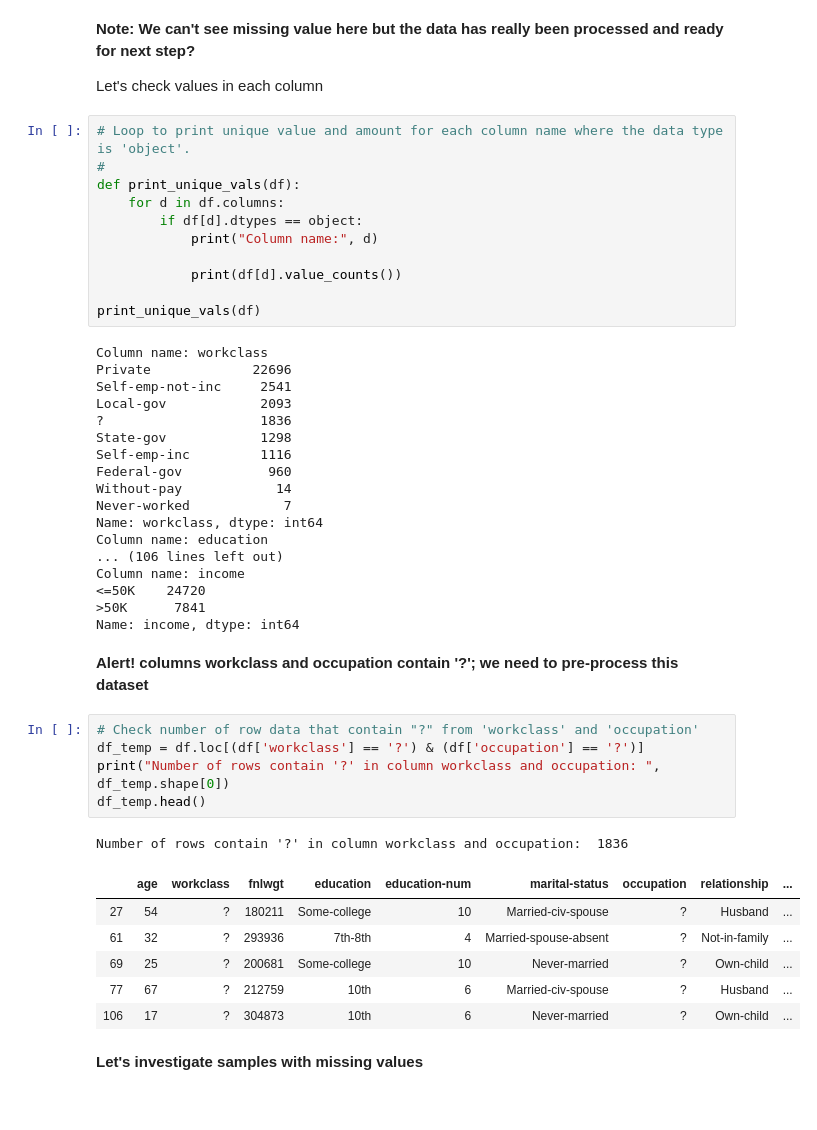
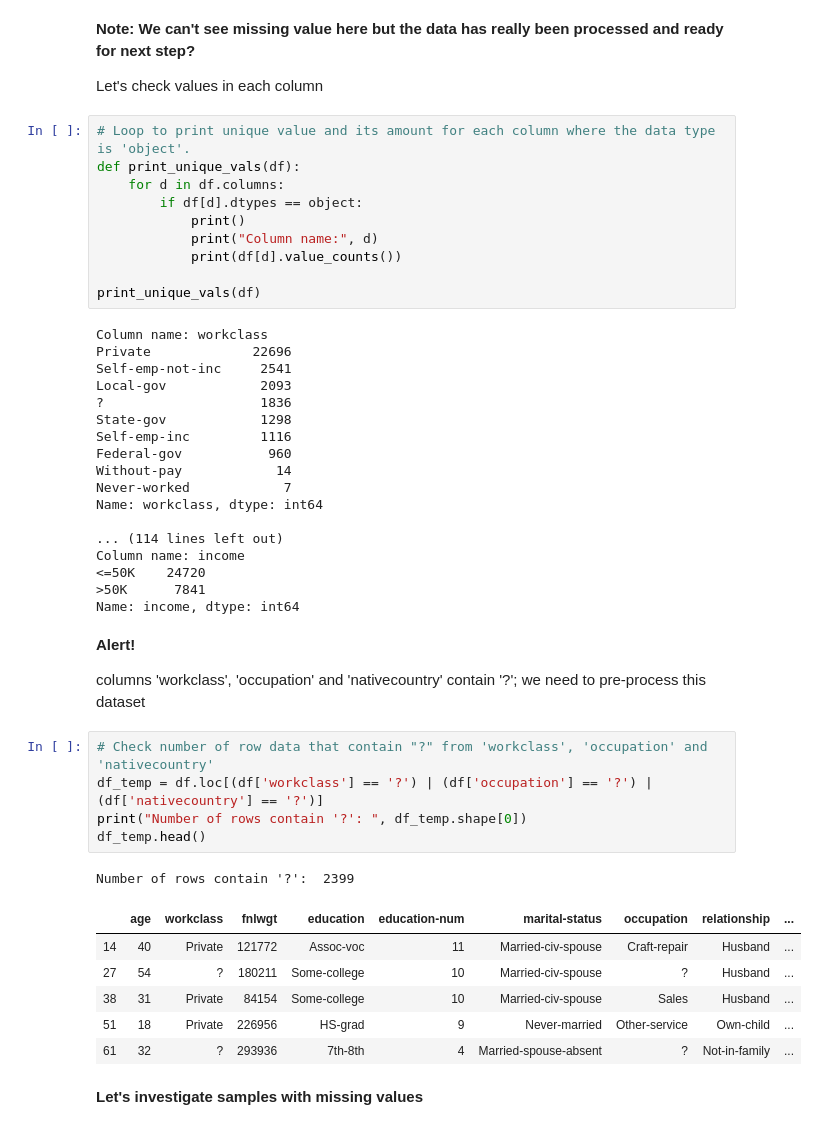
Before and after one commit to naphattharap/machine-learning, a Jupyter notebook: data-preprocessing/01-filter_data_and_histogram.ipynb, the cells around one changed output. Saved outputs shown, nothing was run; the diff lists cells and outputs as text.

```diff
--- a/data-preprocessing/01-filter_data_and_histogram.ipynb
+++ b/data-preprocessing/01-filter_data_and_histogram.ipynb
@@ -101,13 +98,12 @@ df.describe()
 
 Let's check values in each column
 # %%
-# Loop to print unique value and amount for each column name where the data type is 'object'.
-#
+# Loop to print unique value and its amount for each column where the data type is 'object'.
 def print_unique_vals(df):
     for d in df.columns:
         if df[d].dtypes == object:
+            print()
             print("Column name:", d)
-
             print(df[d].value_counts())
 
 print_unique_vals(df)
@@ -123,27 +119,30 @@ Federal-gov           960
 Without-pay            14
 Never-worked            7
 Name: workclass, dtype: int64
-Column name: education
-... (106 lines left out)
+
+... (114 lines left out)
 Column name: income
 <=50K    24720
 >50K      7841
 Name: income, dtype: int64
 # %% [markdown]
-**Alert! columns workclass and occupation contain '?'; we need to pre-process this dataset**
+
+**Alert!**
+
+columns 'workclass', 'occupation' and 'nativecountry' contain '?'; we need to pre-process this dataset
 # %%
-# Check number of row data that contain "?" from 'workclass' and 'occupation'
-df_temp = df.loc[(df['workclass'] == '?') & (df['occupation'] == '?')]
-print("Number of rows contain '?' in column workclass and occupation: ", df_temp.shape[0])
+# Check number of row data that contain "?" from 'workclass', 'occupation' and 'nativecountry'
+df_temp = df.loc[(df['workclass'] == '?') | (df['occupation'] == '?') | (df['nativecountry'] == '?')]
+print("Number of rows contain '?': ", df_temp.shape[0])
 df_temp.head()
 # %% [output]
-Number of rows contain '?' in column workclass and occupation:  1836
+Number of rows contain '?':  2399
 |  | age | workclass | fnlwgt | education | education-num | marital-status | occupation | relationship | ... |
+| 14 | 40 | Private | 121772 | Assoc-voc | 11 | Married-civ-spouse | Craft-repair | Husband | ... |
 | 27 | 54 | ? | 180211 | Some-college | 10 | Married-civ-spouse | ? | Husband | ... |
+| 38 | 31 | Private | 84154 | Some-college | 10 | Married-civ-spouse | Sales | Husband | ... |
+| 51 | 18 | Private | 226956 | HS-grad | 9 | Never-married | Other-service | Own-child | ... |
 | 61 | 32 | ? | 293936 | 7th-8th | 4 | Married-spouse-absent | ? | Not-in-family | ... |
-| 69 | 25 | ? | 200681 | Some-college | 10 | Never-married | ? | Own-child | ... |
-| 77 | 67 | ? | 212759 | 10th | 6 | Married-civ-spouse | ? | Husband | ... |
-| 106 | 17 | ? | 304873 | 10th | 6 | Never-married | ? | Own-child | ... |
 # %% [markdown]
 **Let's investigate samples with missing values**
 # %%
```
Also changed, not shown: parts of 13 cells of this notebook.
